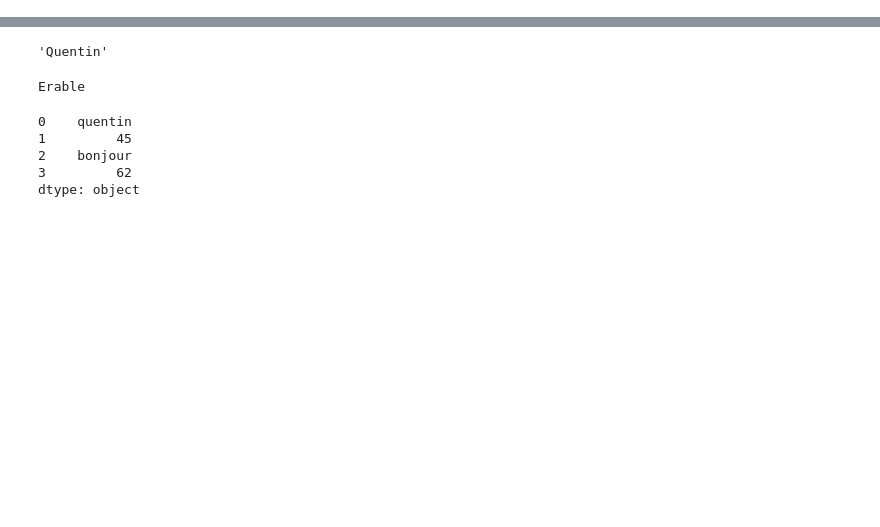
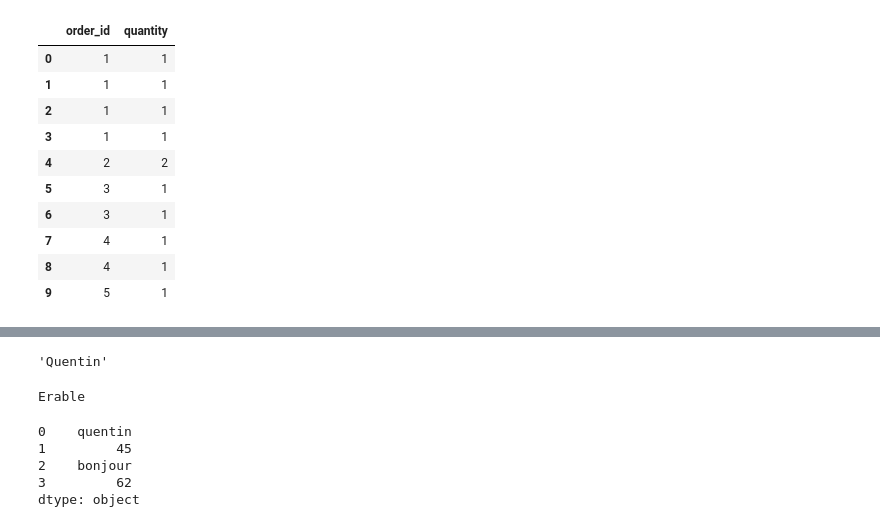
Before and after one commit to Quentin1917/ExploratoryDataAnalysis, a Jupyter notebook: J1/01-Data_manipulation_with_Pandas.ipynb, the cells around one changed output, grey strips where cells are left out. Cells and saved outputs as stored; diff of their text form; code cells hidden in the pictures; blank space fills up the shorter version.

```diff
--- a/J1/01-Data_manipulation_with_Pandas.ipynb
+++ b/J1/01-Data_manipulation_with_Pandas.ipynb
@@ -2,0 +44,14 @@ import pandas as pd
+# %%
+df.iloc[0:10, 1:3] # le 3 et le 10 sont exclu
+# %% [output]
+|  | order_id | quantity |
+| 0 | 1 | 1 |
+| 1 | 1 | 1 |
+| 2 | 1 | 1 |
+| 3 | 1 | 1 |
+| 4 | 2 | 2 |
+| 5 | 3 | 1 |
+| 6 | 3 | 1 |
+| 7 | 4 | 1 |
+| 8 | 4 | 1 |
+| 9 | 5 | 1 |
```
Also changed, not shown: parts of 7 cells of this notebook.
